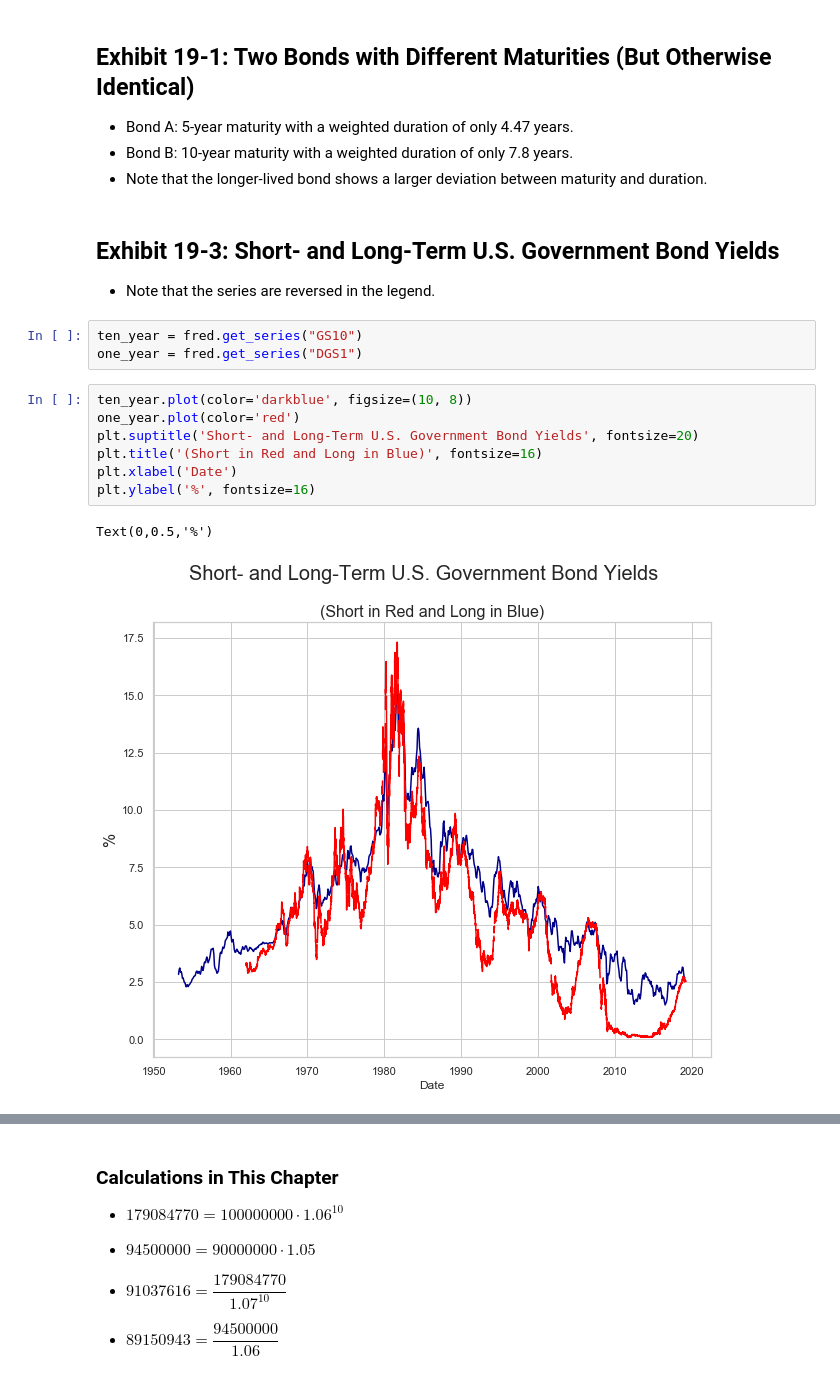
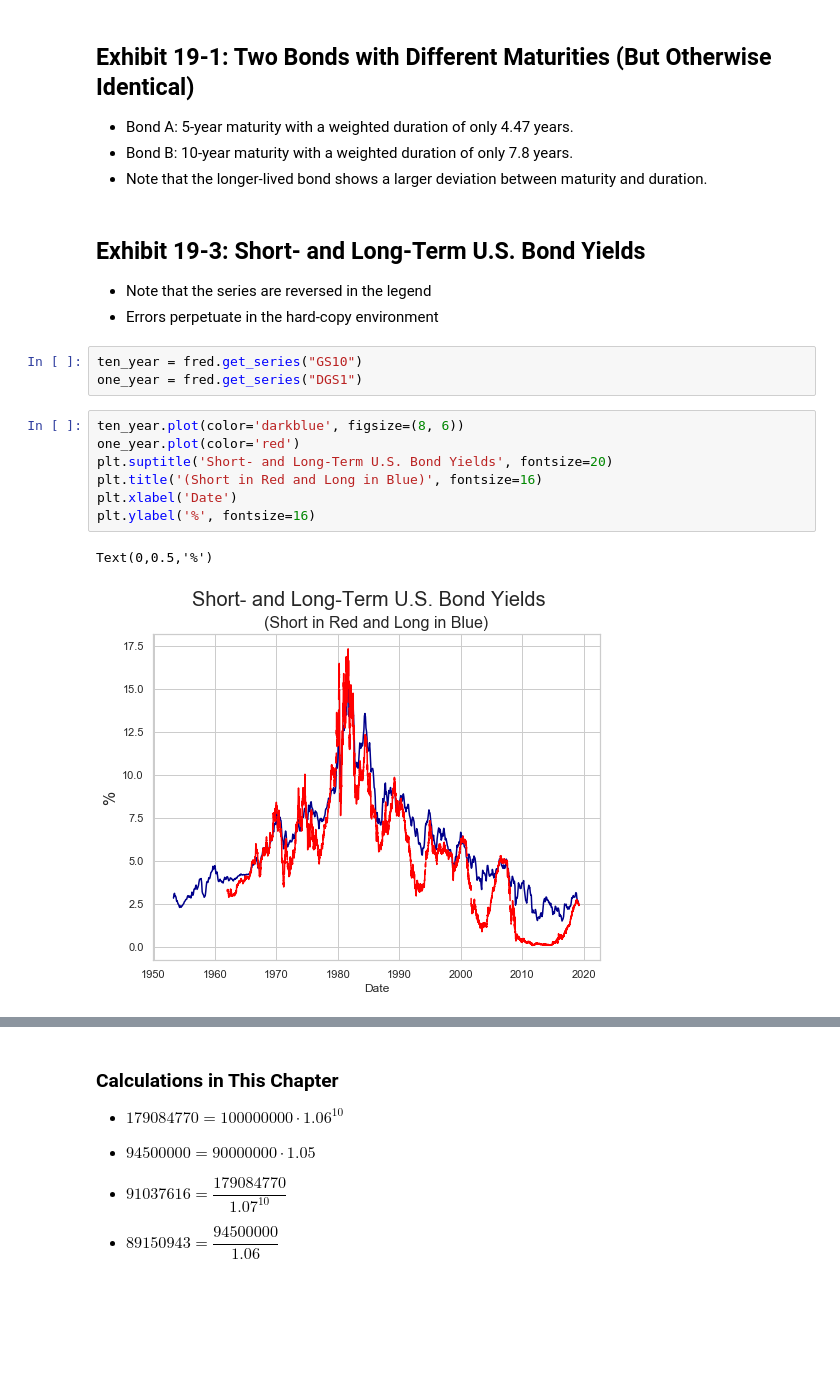
Before and after one commit to thsavage/REAL1-GC.1035, a Jupyter notebook: Notes.ipynb, the cells around one changed output, grey strips where cells are left out. Drawn from its saved outputs; the diff is of its cells as text; blank space fills up the shorter version.

```diff
--- a/Notes.ipynb
+++ b/Notes.ipynb
@@ -569,19 +575,20 @@ Text(0,0.5,'%')
 * Bond B: 10-year maturity with a weighted duration of only 7.8 years.
 * Note that the longer-lived bond shows a larger deviation between maturity and duration.
 # %% [markdown]
-## Exhibit 19-3: Short- and Long-Term U.S. Government Bond Yields
-* Note that the series are reversed in the legend.
+## Exhibit 19-3: Short- and Long-Term U.S. Bond Yields
+* Note that the series are reversed in the legend
+* Errors perpetuate in the hard-copy environment
 # %%
 ten_year = fred.get_series("GS10")
 one_year = fred.get_series("DGS1")
 # %%
-ten_year.plot(color='darkblue', figsize=(10, 8))
+ten_year.plot(color='darkblue', figsize=(8, 6))
 one_year.plot(color='red')
-plt.suptitle('Short- and Long-Term U.S. Government Bond Yields', fontsize=20)
+plt.suptitle('Short- and Long-Term U.S. Bond Yields', fontsize=20)
 plt.title('(Short in Red and Long in Blue)', fontsize=16)
 plt.xlabel('Date')
 plt.ylabel('%', fontsize=16)
 # %% [output]
 Text(0,0.5,'%')
-[figure, old version]
+[figure, new version]
 # %% [markdown]
```
Also changed, not shown: parts of 32 cells of this notebook.
